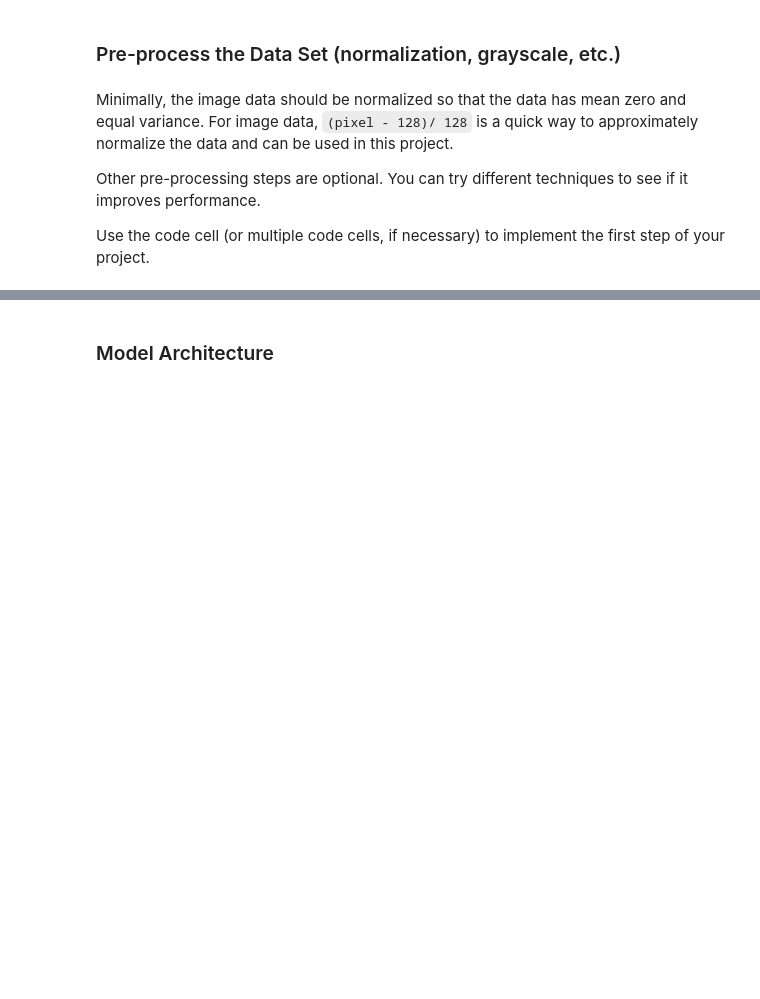
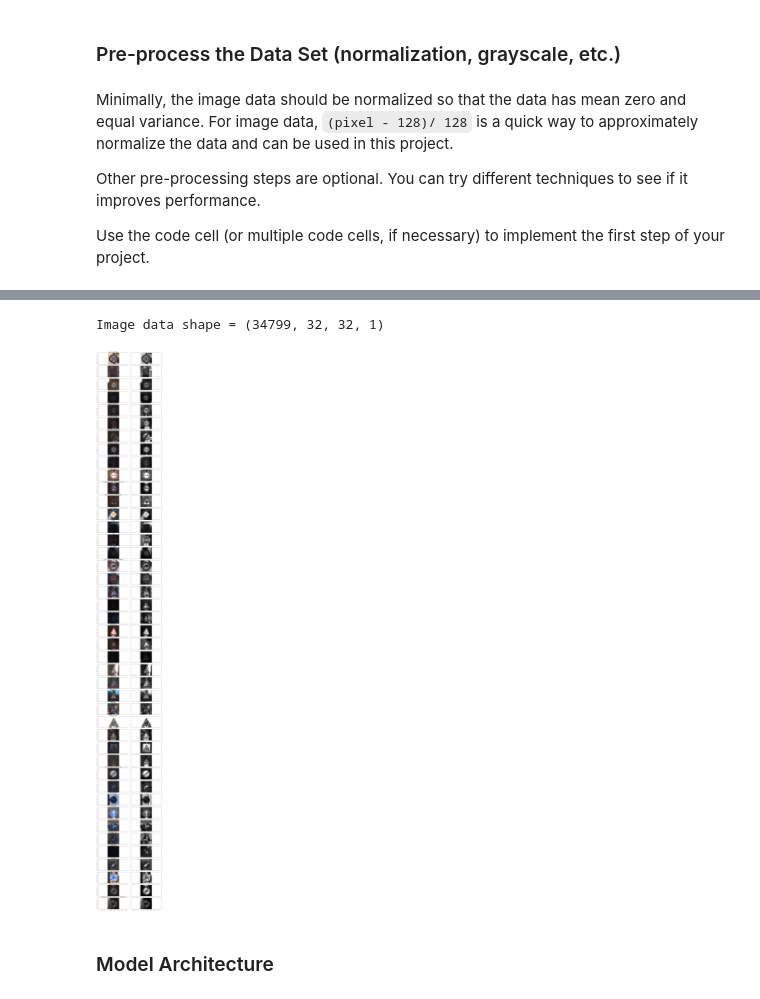
Before and after one commit to biohazardpb4/CarND-Traffic-Sign-Classifier-Project, a Jupyter notebook: Traffic_Sign_Classifier.ipynb, the cells around one changed output, grey strips where cells are left out. Cells and saved outputs as stored; diff of their text form; code cells hidden in the pictures; blank space fills up the shorter version.

```diff
--- a/Traffic_Sign_Classifier.ipynb
+++ b/Traffic_Sign_Classifier.ipynb
@@ -217,2 +206,32 @@ plt.show()
+# %%
+# TODO: possible strategies
+# - experiment with different network architectures, or just change the dimensions of the LeNet layers
+# - add regularization features like drop out or L2 regularization to make sure the network doesn't overfit the training data tune the hyperparameters
+# - improve the data pre-processing with steps like normalization and setting a zero mean
+# - augment the training data by rotating or shifting images or by changing colors
+
+X_train_preprocessed = np.array([normalize(rgb2gray(img)) for img in X_train], dtype=np.float32)
+X_train_preprocessed = np.expand_dims(X_train_preprocessed, axis=3)
+
+X_valid_preprocessed = np.array([normalize(rgb2gray(img)) for img in X_valid], dtype=np.float32)
+X_valid_preprocessed = np.expand_dims(X_valid_preprocessed, axis=3)
+
+X_test_preprocessed = np.array([normalize(rgb2gray(img)) for img in X_test], dtype=np.float32)
+X_test_preprocessed = np.expand_dims(X_test_preprocessed, axis=3)
+# %%
+# show an image from each class
+fig, axs = plt.subplots(nrows=len(signs), ncols=2, squeeze=False, sharex='all', sharey='all', figsize=(12,100))
+fig.tight_layout()
+
+print("Image data shape =", X_train_preprocessed.shape)
+
+for ax, label, example in zip(axs, signs, examples):
+    ax[0].imshow(X_train[example])
+    ax[1].imshow(X_train_preprocessed[example, ..., 0], cmap='gray')
+    ax[0].set_title(label)
+plt.show()
+# %% [output]
+Image data shape = (34799, 32, 32, 1)
+[figure, added]
 # %% [markdown]
 ### Model Architecture
```
Also changed, not shown: parts of 16 cells of this notebook.
